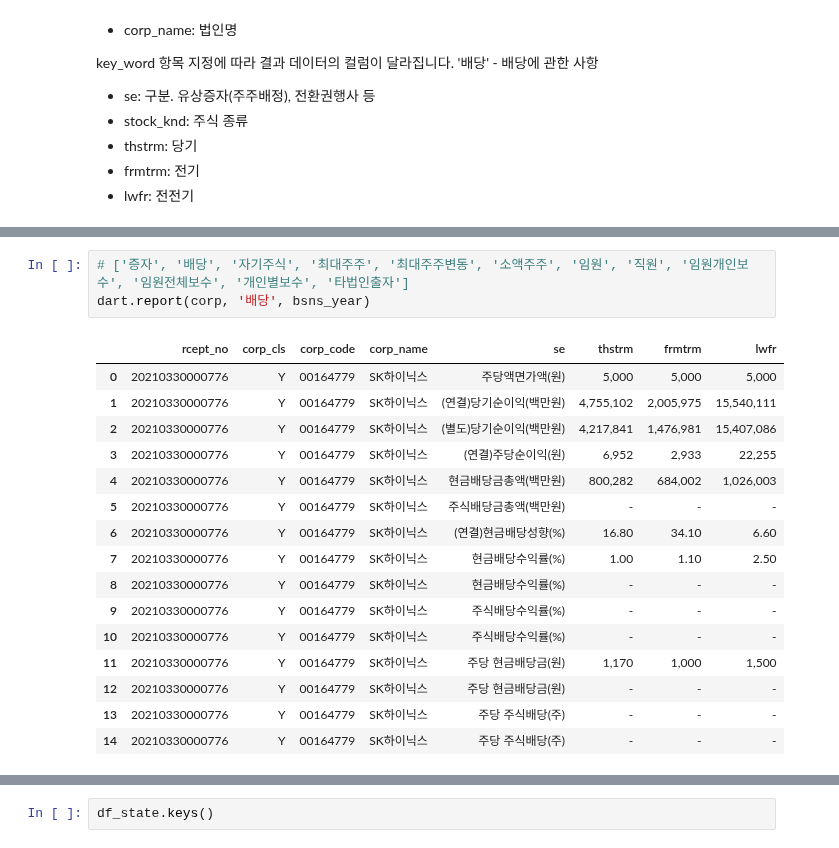
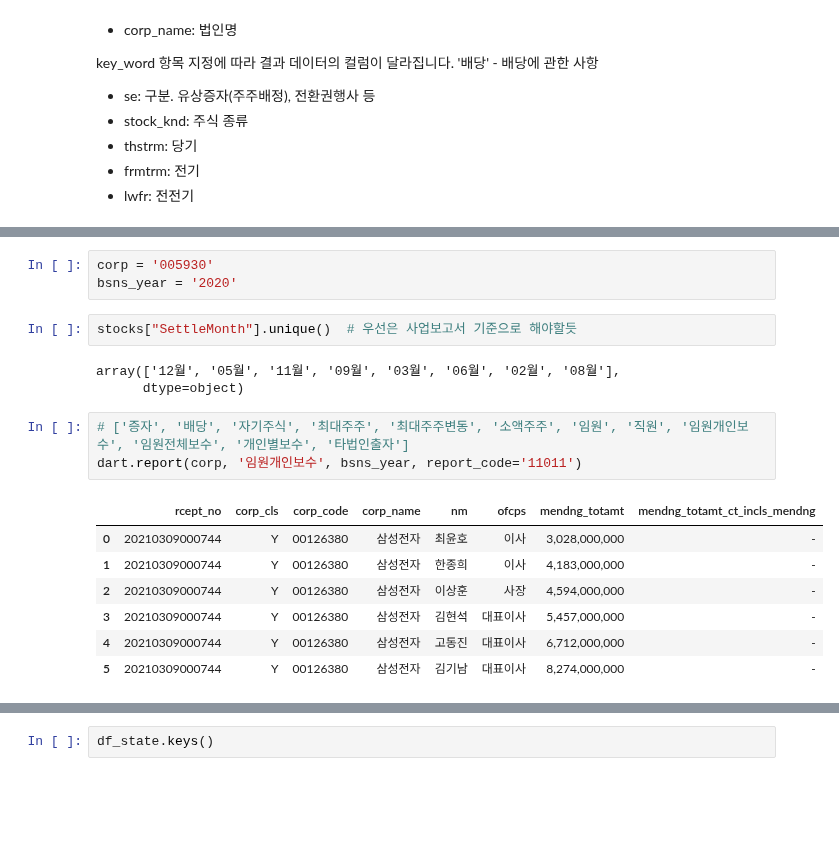
Before and after one commit to simonjisu/Text2SQL, a Jupyter notebook: Notebooks/SQLDatabase.ipynb, the cells around one changed output, grey strips where cells are left out. Drawn from its saved outputs; the diff is of its cells as text; blank space fills up the shorter version.

```diff
--- a/Notebooks/SQLDatabase.ipynb
+++ b/Notebooks/SQLDatabase.ipynb
@@ -160,23 +215,22 @@ key_word 항목 지정에 따라 결과 데이터의 컬럼이 달라집니다.
+# %%
+corp = '005930'
+bsns_year = '2020'
+# %%
+stocks["SettleMonth"].unique()  # 우선은 사업보고서 기준으로 해야할듯
+# %% [output]
+array(['12월', '05월', '11월', '09월', '03월', '06월', '02월', '08월'],
+      dtype=object)
 # %%
 # ['증자', '배당', '자기주식', '최대주주', '최대주주변동', '소액주주', '임원', '직원', '임원개인보수', '임원전체보수', '개인별보수', '타법인출자']
-dart.report(corp, '배당', bsns_year)
+dart.report(corp, '임원개인보수', bsns_year, report_code='11011')
 # %% [output]
-|  | rcept_no | corp_cls | corp_code | corp_name | se | thstrm | frmtrm | lwfr |
-| 0 | 20210330000776 | Y | 00164779 | SK하이닉스 | 주당액면가액(원) | 5,000 | 5,000 | 5,000 |
-| 1 | 20210330000776 | Y | 00164779 | SK하이닉스 | (연결)당기순이익(백만원) | 4,755,102 | 2,005,975 | 15,540,111 |
-| 2 | 20210330000776 | Y | 00164779 | SK하이닉스 | (별도)당기순이익(백만원) | 4,217,841 | 1,476,981 | 15,407,086 |
-| 3 | 20210330000776 | Y | 00164779 | SK하이닉스 | (연결)주당순이익(원) | 6,952 | 2,933 | 22,255 |
-| 4 | 20210330000776 | Y | 00164779 | SK하이닉스 | 현금배당금총액(백만원) | 800,282 | 684,002 | 1,026,003 |
-| 5 | 20210330000776 | Y | 00164779 | SK하이닉스 | 주식배당금총액(백만원) | - | - | - |
-| 6 | 20210330000776 | Y | 00164779 | SK하이닉스 | (연결)현금배당성향(%) | 16.80 | 34.10 | 6.60 |
-| 7 | 20210330000776 | Y | 00164779 | SK하이닉스 | 현금배당수익률(%) | 1.00 | 1.10 | 2.50 |
-| 8 | 20210330000776 | Y | 00164779 | SK하이닉스 | 현금배당수익률(%) | - | - | - |
-| 9 | 20210330000776 | Y | 00164779 | SK하이닉스 | 주식배당수익률(%) | - | - | - |
-| 10 | 20210330000776 | Y | 00164779 | SK하이닉스 | 주식배당수익률(%) | - | - | - |
-| 11 | 20210330000776 | Y | 00164779 | SK하이닉스 | 주당 현금배당금(원) | 1,170 | 1,000 | 1,500 |
-| 12 | 20210330000776 | Y | 00164779 | SK하이닉스 | 주당 현금배당금(원) | - | - | - |
-| 13 | 20210330000776 | Y | 00164779 | SK하이닉스 | 주당 주식배당(주) | - | - | - |
-| 14 | 20210330000776 | Y | 00164779 | SK하이닉스 | 주당 주식배당(주) | - | - | - |
+|  | rcept_no | corp_cls | corp_code | corp_name | nm | ofcps | mendng_totamt | mendng_totamt_ct_incls_mendng |
+| 0 | 20210309000744 | Y | 00126380 | 삼성전자 | 최윤호 | 이사 | 3,028,000,000 | - |
+| 1 | 20210309000744 | Y | 00126380 | 삼성전자 | 한종희 | 이사 | 4,183,000,000 | - |
+| 2 | 20210309000744 | Y | 00126380 | 삼성전자 | 이상훈 | 사장 | 4,594,000,000 | - |
+| 3 | 20210309000744 | Y | 00126380 | 삼성전자 | 김현석 | 대표이사 | 5,457,000,000 | - |
+| 4 | 20210309000744 | Y | 00126380 | 삼성전자 | 고동진 | 대표이사 | 6,712,000,000 | - |
+| 5 | 20210309000744 | Y | 00126380 | 삼성전자 | 김기남 | 대표이사 | 8,274,000,000 | - |
 # %% [markdown]
 ## Finstate
 - corp (문자열): 검색대상 회사의 종목코드를 지정합니다. 고유번호, 회사이름도 가능합니다.
```
Also changed, not shown: parts of 22 cells of this notebook, 1 other file.
